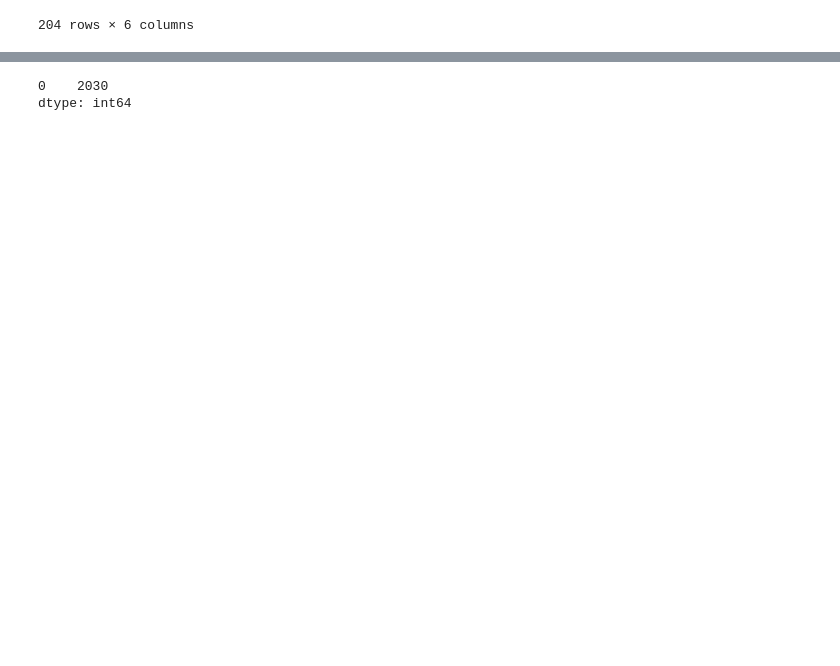
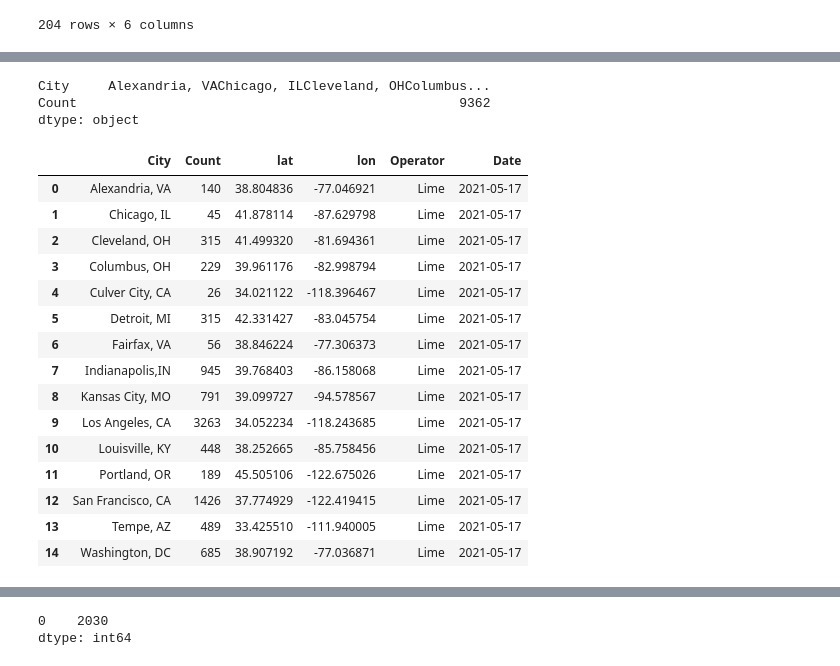
Before and after one commit to adriana-icasiano/project-1, a Jupyter notebook: DATA/bird-us-cities-Adri/City_Level_starter_escoot_project_Bird_Adri.ipynb, the cells around one changed output, grey strips where cells are left out. Cells and saved outputs as stored; diff of their text form; code cells hidden in the pictures; blank space fills up the shorter version.

```diff
--- a/DATA/bird-us-cities-Adri/City_Level_starter_escoot_project_Bird_Adri.ipynb
+++ b/DATA/bird-us-cities-Adri/City_Level_starter_escoot_project_Bird_Adri.ipynb
@@ -112,0 +97,7 @@ running record 14 on Washington, DC
+# %%
+base_url= "https://mds.bird.co/gbfs/alexandria/gbfs.json"
+result = requests.get(base_url).json()
+base_url1=data["data"]["en"]["feeds"][2]["url"]
+result1 = requests.get(base_url1).json()
+bike_coord = result['data']['bikes']
+    bike_coord
@@ -113 +166,51 @@ running record 14 on Washington, DC
+# %%
+#to save city level based on Geofence
+df1 = pd.DataFrame({'City': city_list, 'Count':count_list})
+# %% [output]
+City     Alexandria, VAChicago, ILCleveland, OHColumbus...
+Count                                                 9362
+dtype: object
+# %%
+#to retrieve geocode from Gmaps
+lat_list = []
+lon_list = []
+
+for x in df1["City"]:
+    # Target city
+    target_city = x
+
+    # Build the endpoint URL
+    target_url = f"https://maps.googleapis.com/maps/api/geocode/json?address={target_city}&key={gkey}"
+
+    geo_data = requests.get(target_url).json()
+
+    # Extract latitude and longitude
+    lat_list.append(geo_data["results"][0]["geometry"]["location"]["lat"])
+    lon_list.append(geo_data["results"][0]["geometry"]["location"]["lng"])
+# %%
+#Save city level counts based on geofence to csv
+df1["lat"] = lat_list
+df1['lon']= lon_list
+df1['Operator'] = "Lime"
+today = date.today()
+df1['Date'] = today
+df1.to_csv('Spin_Lat_Lon.csv')
+df1
+# %% [output]
+|  | City | Count | lat | lon | Operator | Date |
+| 0 | Alexandria, VA | 140 | 38.804836 | -77.046921 | Lime | 2021-05-17 |
+| 1 | Chicago, IL | 45 | 41.878114 | -87.629798 | Lime | 2021-05-17 |
+| 2 | Cleveland, OH | 315 | 41.499320 | -81.694361 | Lime | 2021-05-17 |
+| 3 | Columbus, OH | 229 | 39.961176 | -82.998794 | Lime | 2021-05-17 |
+| 4 | Culver City, CA | 26 | 34.021122 | -118.396467 | Lime | 2021-05-17 |
+| 5 | Detroit, MI | 315 | 42.331427 | -83.045754 | Lime | 2021-05-17 |
+| 6 | Fairfax, VA | 56 | 38.846224 | -77.306373 | Lime | 2021-05-17 |
+| 7 | Indianapolis,IN | 945 | 39.768403 | -86.158068 | Lime | 2021-05-17 |
+| 8 | Kansas City, MO | 791 | 39.099727 | -94.578567 | Lime | 2021-05-17 |
+| 9 | Los Angeles, CA | 3263 | 34.052234 | -118.243685 | Lime | 2021-05-17 |
+| 10 | Louisville, KY | 448 | 38.252665 | -85.758456 | Lime | 2021-05-17 |
+| 11 | Portland, OR | 189 | 45.505106 | -122.675026 | Lime | 2021-05-17 |
+| 12 | San Francisco, CA | 1426 | 37.774929 | -122.419415 | Lime | 2021-05-17 |
+| 13 | Tempe, AZ | 489 | 33.425510 | -111.940005 | Lime | 2021-05-17 |
+| 14 | Washington, DC | 685 | 38.907192 | -77.036871 | Lime | 2021-05-17 |
 # %%
```
Also changed, not shown: parts of 5 cells of this notebook, 9 other files.
